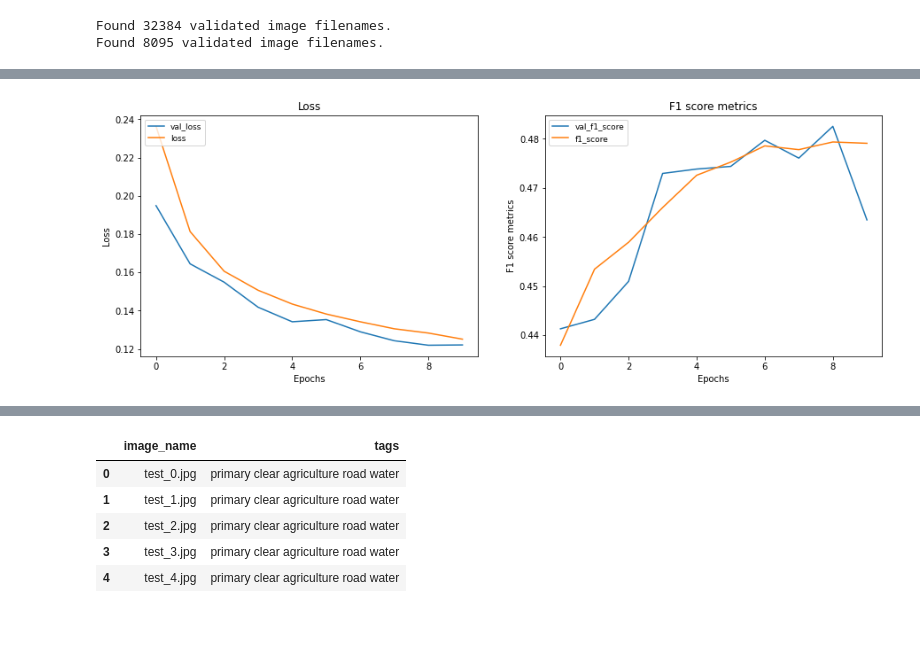
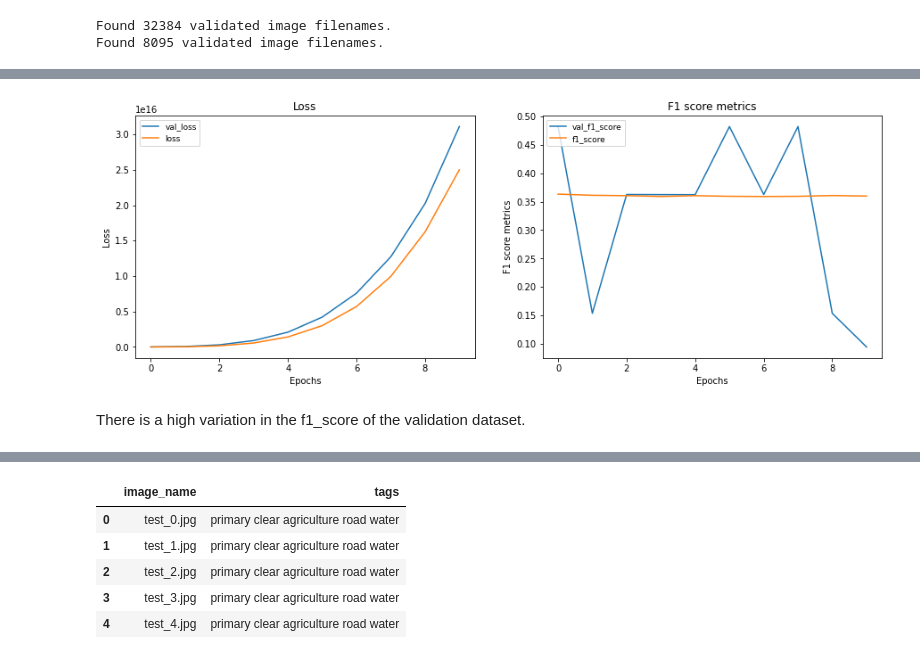
Before and after one commit to Scholarchep/understanding-Amazon-from-space, a Jupyter notebook: index.ipynb, the cells around one changed output, grey strips where cells are left out. Drawn from its saved outputs; the diff is of its cells as text; code cells hidden in the pictures; blank space fills up the shorter version.

Commit message:
modeling updated

```diff
--- a/index.ipynb
+++ b/index.ipynb
@@ -193,0 +143,23 @@ Epoch 10/10
+# %%
+# BASELINE MODEL
+# seed for reproducibility
+np.random.seed(42)
+tf.random.set_seed(42)
+
+# Define the model architecture
+model = Sequential()
+model.add(Conv2D(32, (3,3), activation='relu', input_shape=(64,64,3)))
+model.add(MaxPooling2D((2,2)))
+model.add(Conv2D(64, (3,3), activation='relu'))
+model.add(MaxPooling2D((2,2))),
+model.add(Conv2D(128, (3,3), activation='relu'))
+model.add(MaxPooling2D((2,2)))
+model.add(Flatten()),
+model.add(Dense(128, activation='relu')),
+model.add(Dense(len(tags), activation='softmax'))
+
+# Compile the model
+model.compile(optimizer='adam',
+              loss='categorical_crossentropy',
+              metrics=f1_score)
+results1 = model.fit(x=train_generator, epochs=10, batch_size=32, validation_data = val_generator)
@@ -218,6 +211,8 @@ def visualize_training_results(results):
     # display the plots
     plt.show()
 # %%
-visualize_training_results(result)
+visualize_training_results(results1)
 # %% [output]
-[figure, old version]
+[figure, new version]
+# %% [markdown]
+There is a high variation in the f1_score of the validation dataset.
```
Also changed, not shown: parts of 20 cells of this notebook.
